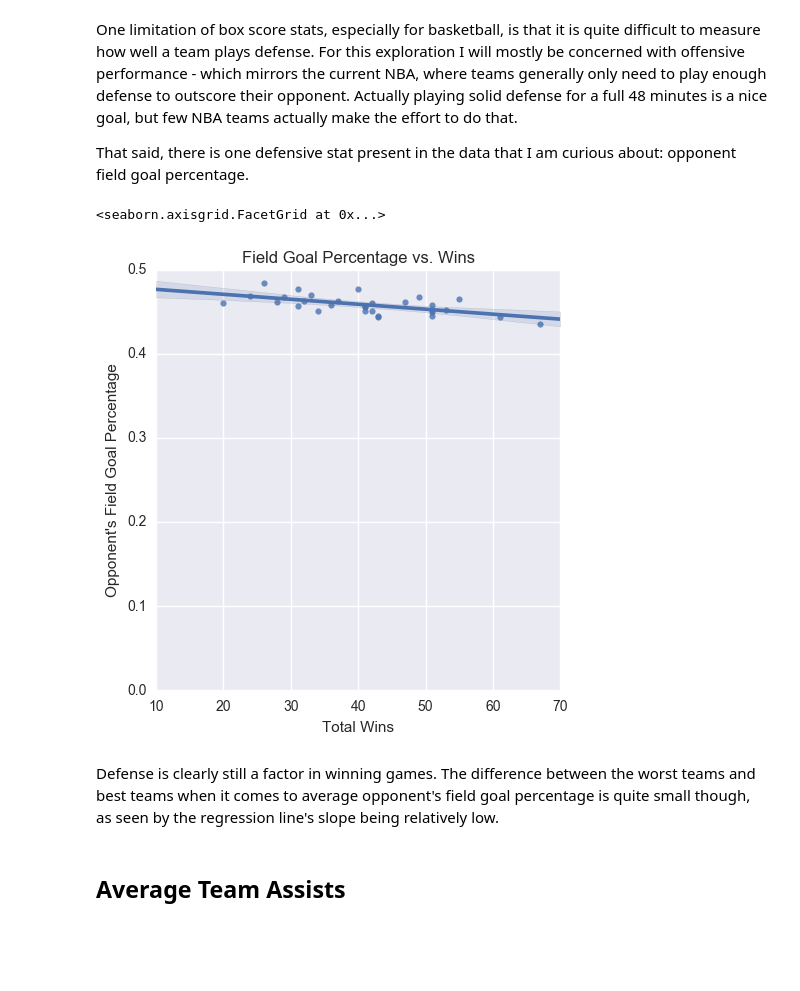
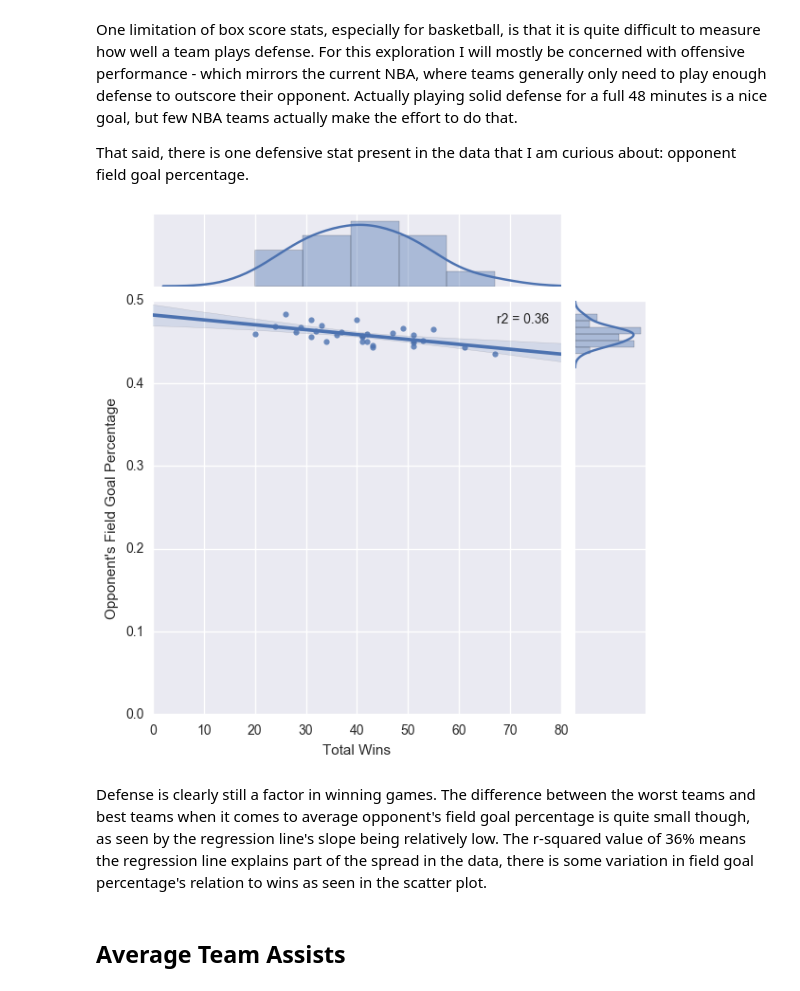
Before and after one commit to MPhillips55/Capstone_Project_1_2016-2017_NBA_Data, a Jupyter notebook: EDA/Capstone Project EDA - 2016-2017 NBA Data.ipynb, the cells around one changed output. Saved outputs shown, nothing was run; the diff lists cells and outputs as text; code cells hidden in the pictures; blank space fills up the shorter version.

```diff
--- a/EDA/Capstone Project EDA - 2016-2017 NBA Data.ipynb
+++ b/EDA/Capstone Project EDA - 2016-2017 NBA Data.ipynb
@@ -92,19 +93,32 @@ tbsdf.loc[tbsdf['VENUE']=='Home', 'opp_fgpct'] = tbsdf['FG'].shift(1) / tbsdf['F
 # create new dataframe to hold win totals and opponent fg percentage by team
 fg_pct_df = tbsdf[['TEAMS', 'opp_fgpct', 'win_or_loss']]
 fg_pct_df = fg_pct_df.groupby('TEAMS').agg({'opp_fgpct':'mean', 'win_or_loss':'sum'})[['opp_fgpct', 'win_or_loss']]
-# %%
-# create scatter plot
-ax = sns.lmplot('win_or_loss', 'opp_fgpct', data=fg_pct_df)
-
-ax.set(ylim=(0.0,0.5),
-       xlabel='Total Wins',
-       ylabel="Opponent's Field Goal Percentage",
-       title='Field Goal Percentage vs. Wins')
-# %% [output]
-<seaborn.axisgrid.FacetGrid at 0x...>
-[figure, removed]
+# %%
+# scipy.stats pearsonr to find r squared
+def r2(x, y):
+    return stats.pearsonr(x, y)[0] ** 2
+
+# create scatter plot
+joint_ax = sns.jointplot('win_or_loss',
+              'opp_fgpct',
+              kind='reg',
+              data=fg_pct_df,
+              stat_func=r2)
+
+ax = joint_ax.ax_joint
+
+ax.set(xlabel='Total Wins',
+       ylabel="Opponent's Field Goal Percentage")
+
+plt.ylim(0,0.5)
+plt.xlim(0,80)
+
+import warnings
+warnings.filterwarnings("ignore", category=np.VisibleDeprecationWarning)
+# %% [output]
+[figure, added]
 # %% [markdown]
-Defense is clearly still a factor in winning games. The difference between the worst teams and best teams when it comes to average opponent's field goal percentage is quite small though, as seen by the regression line's slope being relatively low.
+Defense is clearly still a factor in winning games. The difference between the worst teams and best teams when it comes to average opponent's field goal percentage is quite small though, as seen by the regression line's slope being relatively low. The r-squared value of 36% means the regression line explains part of the spread in the data, there is some variation in field goal percentage's relation to wins as seen in the scatter plot.
 # %% [markdown]
 ## Average Team Assists
 # %% [markdown]
```
Also changed, not shown: parts of 12 cells of this notebook.
